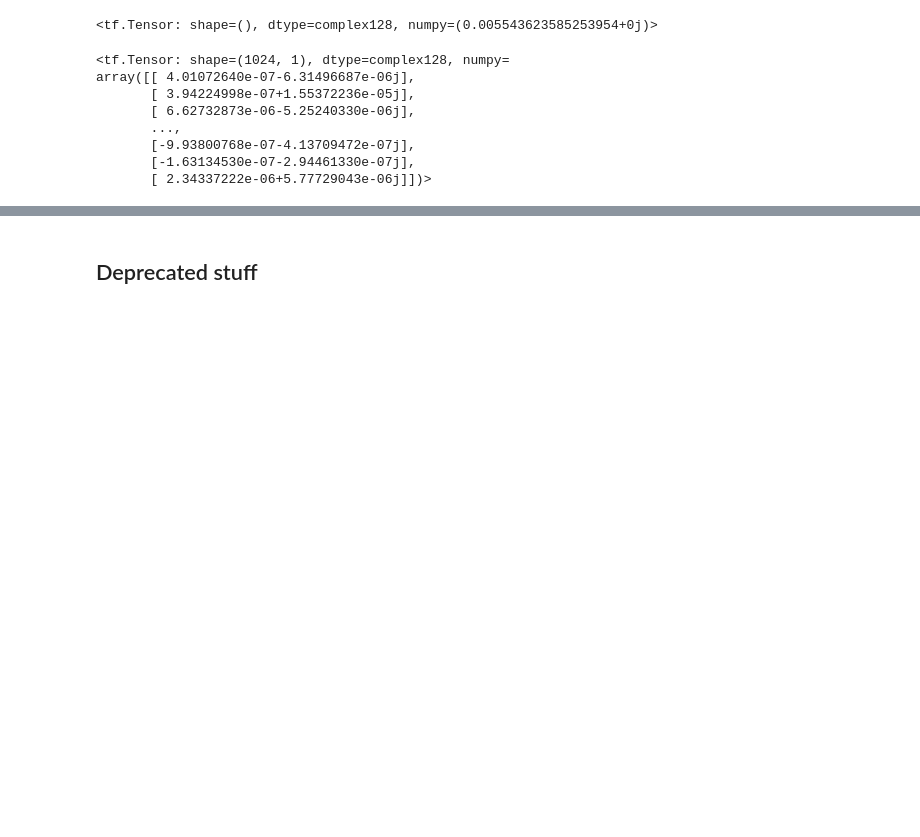
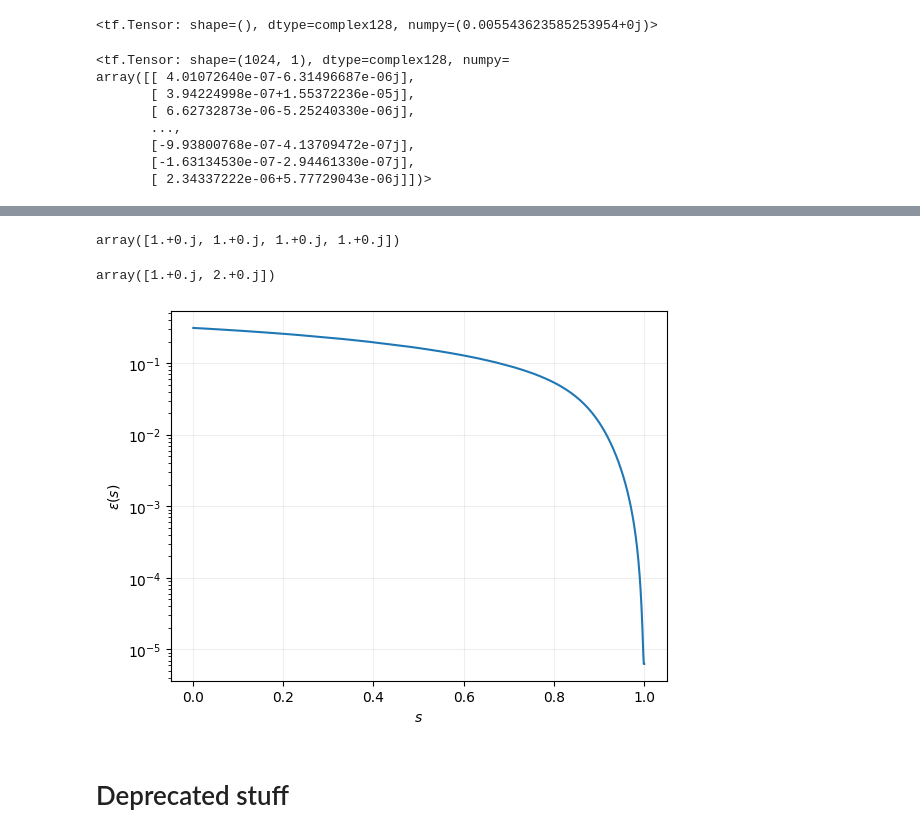
Before and after one commit to baronefr/perceptron-dqa, a Jupyter notebook: ed/exact_diag.ipynb, the cells around one changed output, grey strips where cells are left out. Cells and saved outputs as stored; diff of their text form; code cells hidden in the pictures; blank space fills up the shorter version.

```diff
--- a/ed/exact_diag.ipynb
+++ b/ed/exact_diag.ipynb
@@ -372,0 +451,36 @@ array([[ 4.01072640e-07-6.31496687e-06j],
+# %%
+def create_dataset(N : int, features : int):
+    """Create dataset as described by ref. paper, i.e. random +-1 values."""
+    x = np.random.randint(2, size=(N, features))
+    x[ x == 0 ] = -1  # data is encoded as +- 1
+    return x
+# %%
+tau = 1_000
+P   = 1_000
+dt  = tau/P
+N_data = 10
+N_feat = 13
+
+#data   = np.load('../data/patterns8_10.npy')
+data   = create_dataset(N_data, N_feat)
+labels = np.ones((N_data), 'float32')
+# %%
+
+h_perc_diag = H_perc_diag(data, labels)
+E0     = np.sort(h_perc_diag)[0]
+h_x    = H_x(data.shape[1])
+h_perc = np.diag(h_perc_diag)
+#h_z    = tf.cast(H_z(data.shape[1]), 'complex128')
+
+state = init_state(data.shape[1])
+loss  = []
+
+pbar = tqdm(range(P), desc='ED QA')
+for i in pbar:
+
+    h_t   = H_QA(i+1, P, h_perc, h_x)
+    state = ed_qa_step(state, h_t, dt)
+
+    loss.append(ncp.real_if_close((ncp.tensordot(state.conjugate(), ncp.dot(h_perc, state), axes=1)-E0)/N_feat))
+
+    pbar.set_postfix({'loss':loss[-1].astype('float32'), 'norm':ncp.linalg.norm(state).astype('float32')})
@@ -373,5 +490,21 @@ array([[ 4.01072640e-07-6.31496687e-06j],
+# %%
+ncp.kron(test_arr, test_arr)
+# %% [output]
+array([1.+0.j, 1.+0.j, 1.+0.j, 1.+0.j])
+# %%
+np.tensordot( np.array([1., 1.], 'complex128'), np.array([[1., 0.], [0., 2.]]), axes=1)
+# %% [output]
+array([1.+0.j, 2.+0.j])
+# %%
+plt.plot(((ncp.array(range(P))+1)/P).get(), ncp.asarray(loss).get())
+plt.yscale('log')
+plt.ylabel(r'$\epsilon(s)$')
+plt.xlabel(r'$s$')
+plt.grid(alpha=0.2)
+# %% [output]
+[figure, added]
 # %% [markdown]
-## Deprecated stuff
+# Deprecated stuff
 # %%
 def H_perc2(state, data, labels):
     n_data, n = data.shape
```
Also changed, not shown: parts of 4 cells of this notebook, 4 other files.
